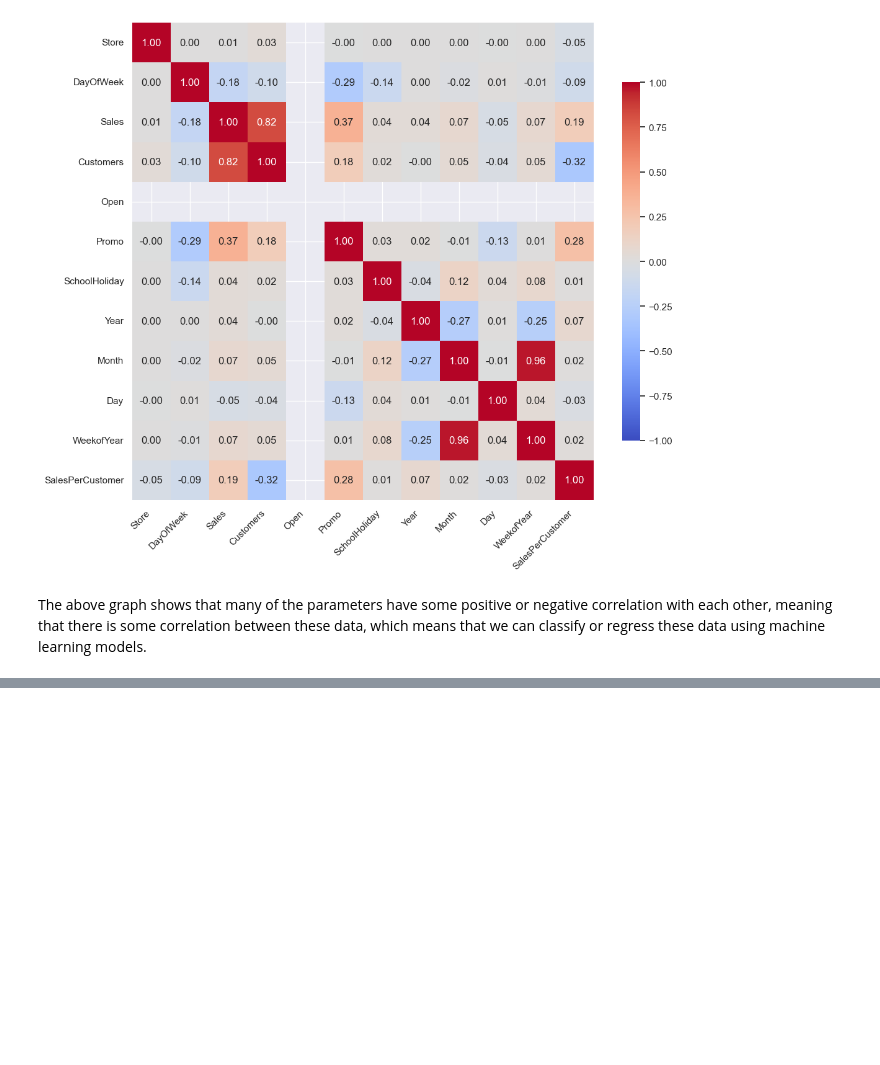
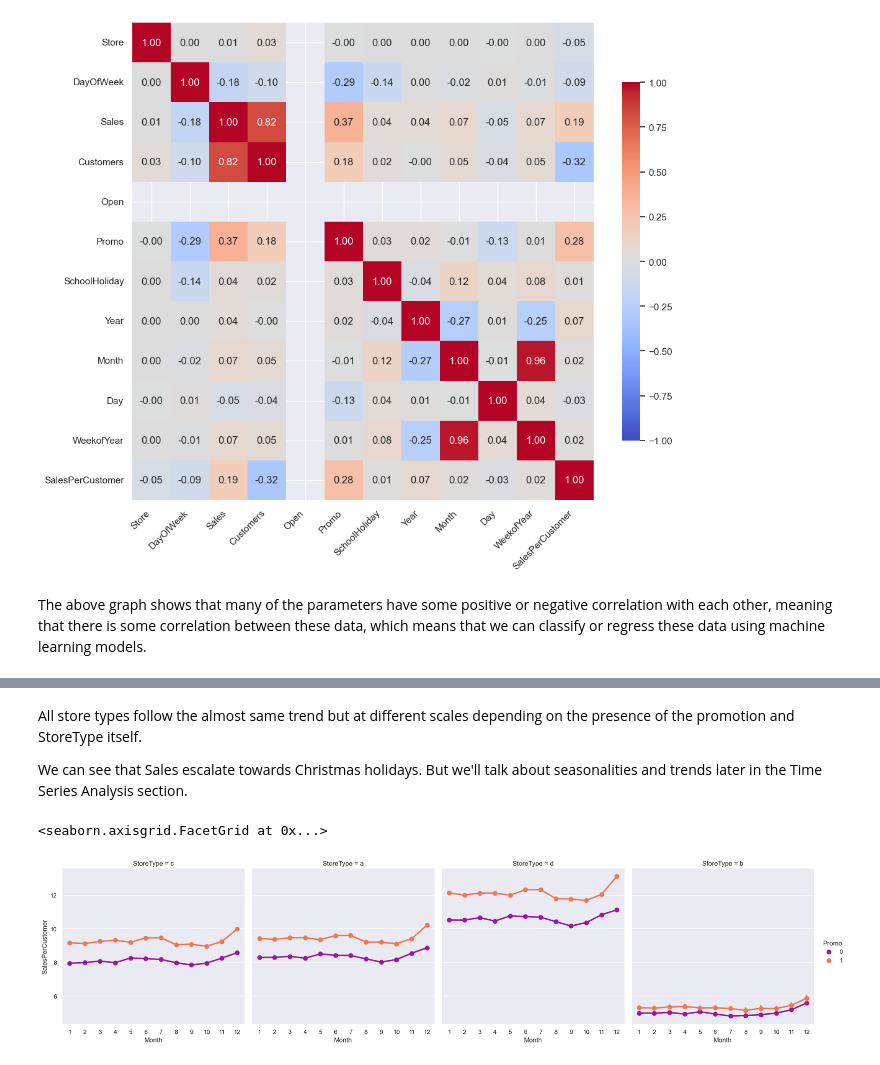
Before and after one commit to Emilye42/INFO442, a Jupyter notebook: code/EDA.ipynb, the cells around one changed output, grey strips where cells are left out. Saved outputs shown, nothing was run; the diff lists cells and outputs as text; code cells hidden in the pictures; blank space fills up the shorter version.

```diff
--- a/code/EDA.ipynb
+++ b/code/EDA.ipynb
@@ -238,0 +282,17 @@ The above graph shows that many of the parameters have some positive or negative
+# %% [markdown]
+All store types follow the almost same trend but at different scales depending on the presence of the promotion and StoreType itself.
+
+We can see that Sales escalate towards Christmas holidays. But we'll talk about seasonalities and trends later in the Time Series Analysis section.
+# %%
+sns.catplot(
+    data=train_store,
+    x='Month',
+    y='SalesPerCustomer',
+    col='StoreType',   # Create separate plots for each StoreType
+    palette='plasma',  # Use the plasma color palette
+    hue='Promo',       # Differentiate by Promo within each plot
+    kind='point'       # Use point plot to show trends over time
+)
+# %% [output]
+<seaborn.axisgrid.FacetGrid at 0x...>
+[figure, added]
```
Also changed, not shown: parts of 23 cells of this notebook, 6 other files.
